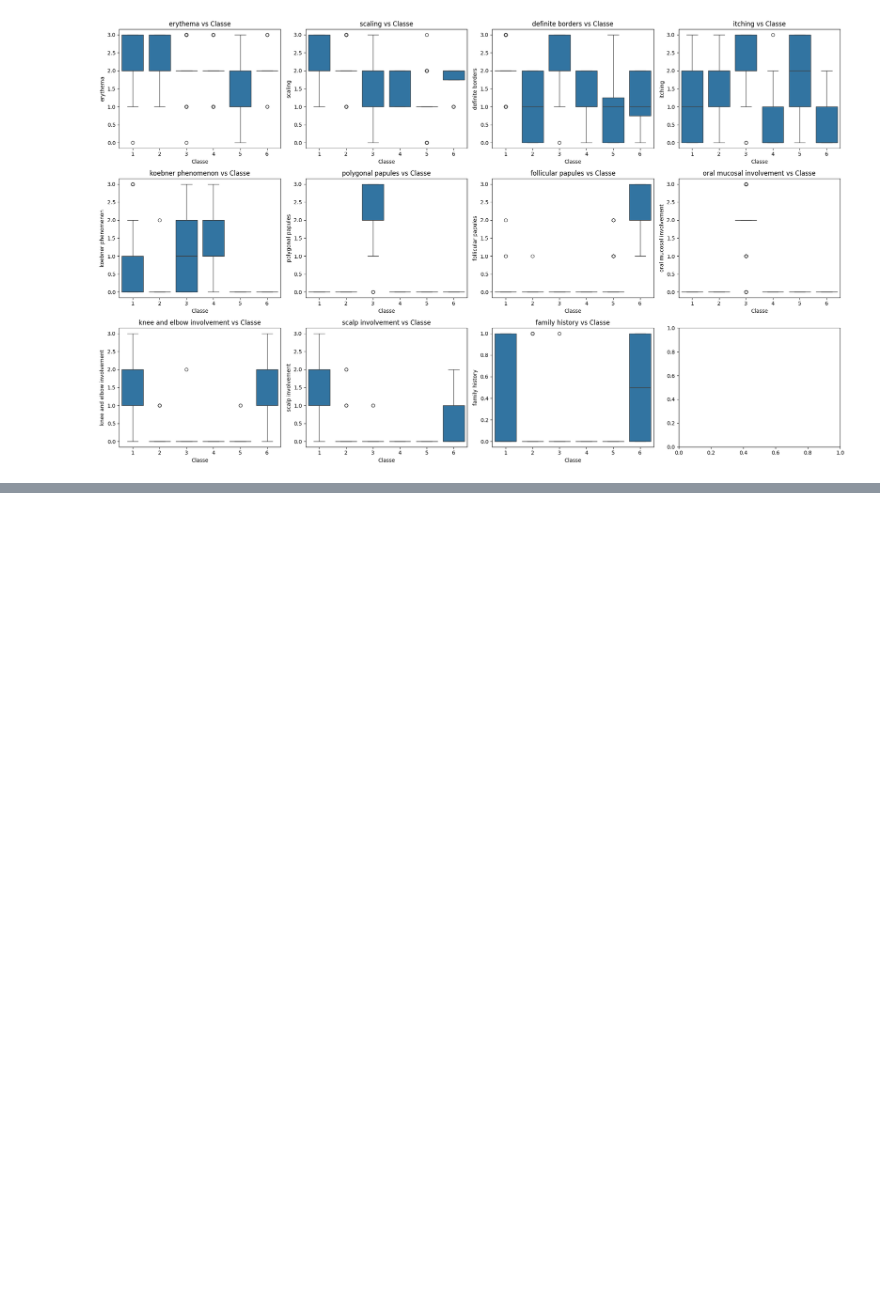
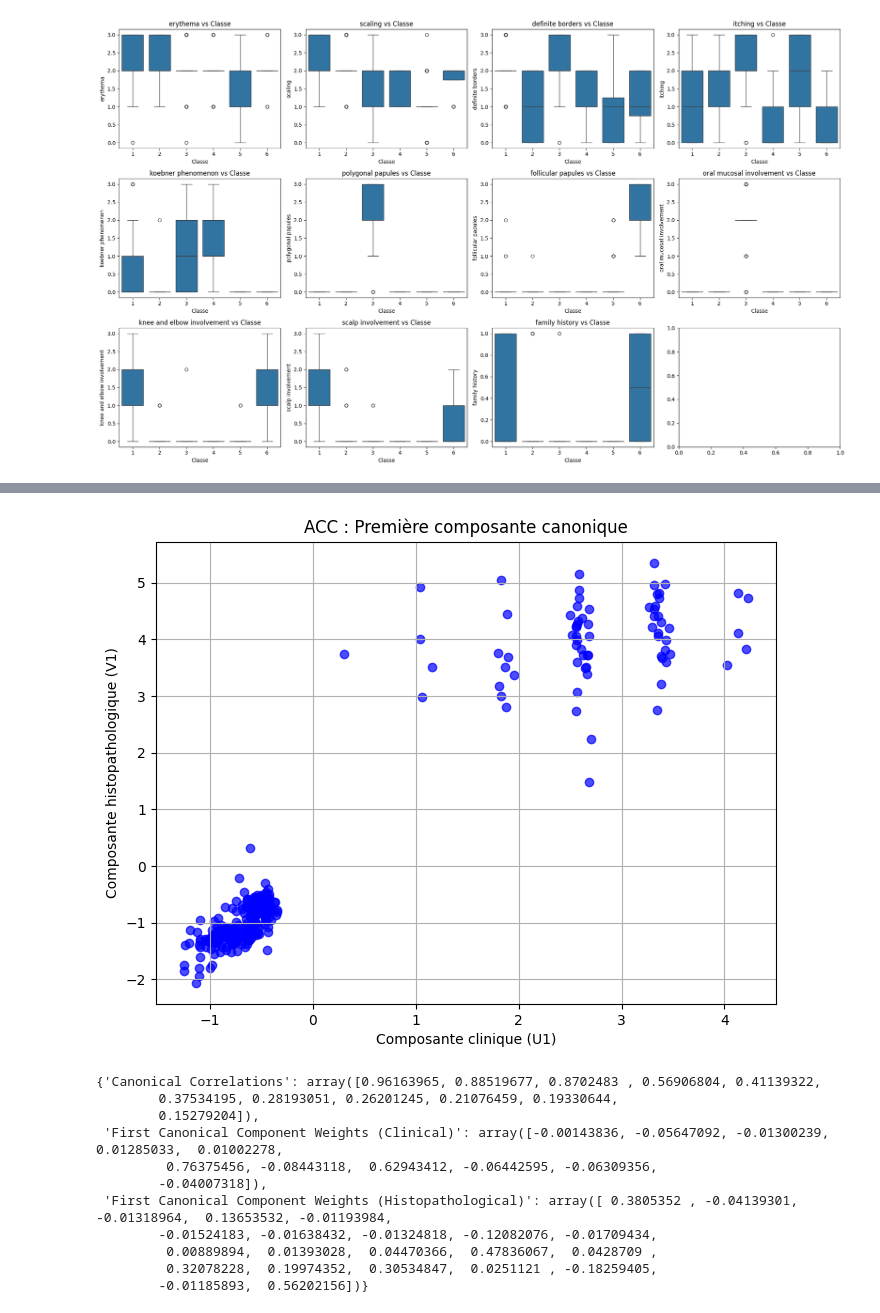
Before and after one commit to dorival42/ProjetM2SMSD, a Jupyter notebook: P1_probleme1.ipynb, the cells around one changed output, grey strips where cells are left out. Saved outputs shown, nothing was run; the diff lists cells and outputs as text; code cells hidden in the pictures; blank space fills up the shorter version.

```diff
--- a/P1_probleme1.ipynb
+++ b/P1_probleme1.ipynb
@@ -298,0 +324,57 @@ plt.show()
+# %%
+from sklearn.cross_decomposition import CCA
+from sklearn.preprocessing import StandardScaler
+import numpy as np
+import matplotlib.pyplot as plt
+
+# Séparation des données en attributs cliniques et histopathologiques
+clinical_attributes = data.iloc[:, :11]  # Colonnes 1 à 11
+histopathological_attributes = data.iloc[:, 11:33]  # Colonnes 12 à la fin
+
+# Normalisation des données
+scaler = StandardScaler()
+X_normalized = scaler.fit_transform(clinical_features)
+Y_normalized = scaler.fit_transform(histopathological_features)
+
+# Application de l'ACC
+n_components = min(X_normalized.shape[1], Y_normalized.shape[1])
+cca = CCA(n_components=n_components)
+cca.fit(X_normalized, Y_normalized)
+
+# Transformation pour obtenir les composantes canoniques
+X_canonical, Y_canonical = cca.transform(X_normalized, Y_normalized)
+
+# Calcul des corrélations canoniques
+canonical_correlations = np.corrcoef(X_canonical.T, Y_canonical.T)[:n_components, n_components:]
+
+# Afficher les corrélations canoniques
+correlations = np.diag(canonical_correlations)
+
+# Visualisation de la première composante canonique
+plt.figure(figsize=(8, 6))
+plt.scatter(X_canonical[:, 0], Y_canonical[:, 0], alpha=0.7, c='blue')
+plt.title("ACC : Première composante canonique")
+plt.xlabel("Composante clinique (U1)")
+plt.ylabel("Composante histopathologique (V1)")
+plt.grid(True)
+plt.show()
+
+# Résultats principaux
+{
+    "Canonical Correlations": correlations,
+    "First Canonical Component Weights (Clinical)": cca.x_weights_[:, 0],
+    "First Canonical Component Weights (Histopathological)": cca.y_weights_[:, 0]
+}
+# %% [output]
+[figure, added]
+{'Canonical Correlations': array([0.96163965, 0.88519677, 0.8702483 , 0.56906804, 0.41139322,
+        0.37534195, 0.28193051, 0.26201245, 0.21076459, 0.19330644,
+        0.15279204]),
+ 'First Canonical Component Weights (Clinical)': array([-0.00143836, -0.05647092, -0.01300239,  0.01285033,  0.01002278,
+         0.76375456, -0.08443118,  0.62943412, -0.06442595, -0.06309356,
+        -0.04007318]),
+ 'First Canonical Component Weights (Histopathological)': array([ 0.3805352 , -0.04139301, -0.01318964,  0.13653532, -0.01193984,
+        -0.01524183, -0.01638432, -0.01324818, -0.12082076, -0.01709434,
+         0.00889894,  0.01393028,  0.04470366,  0.47836067,  0.0428709 ,
+         0.32078228,  0.19974352,  0.30534847,  0.0251121 , -0.18259405,
+        -0.01185893,  0.56202156])}
```
Also changed, not shown: parts of 11 cells of this notebook, 5 other files.
